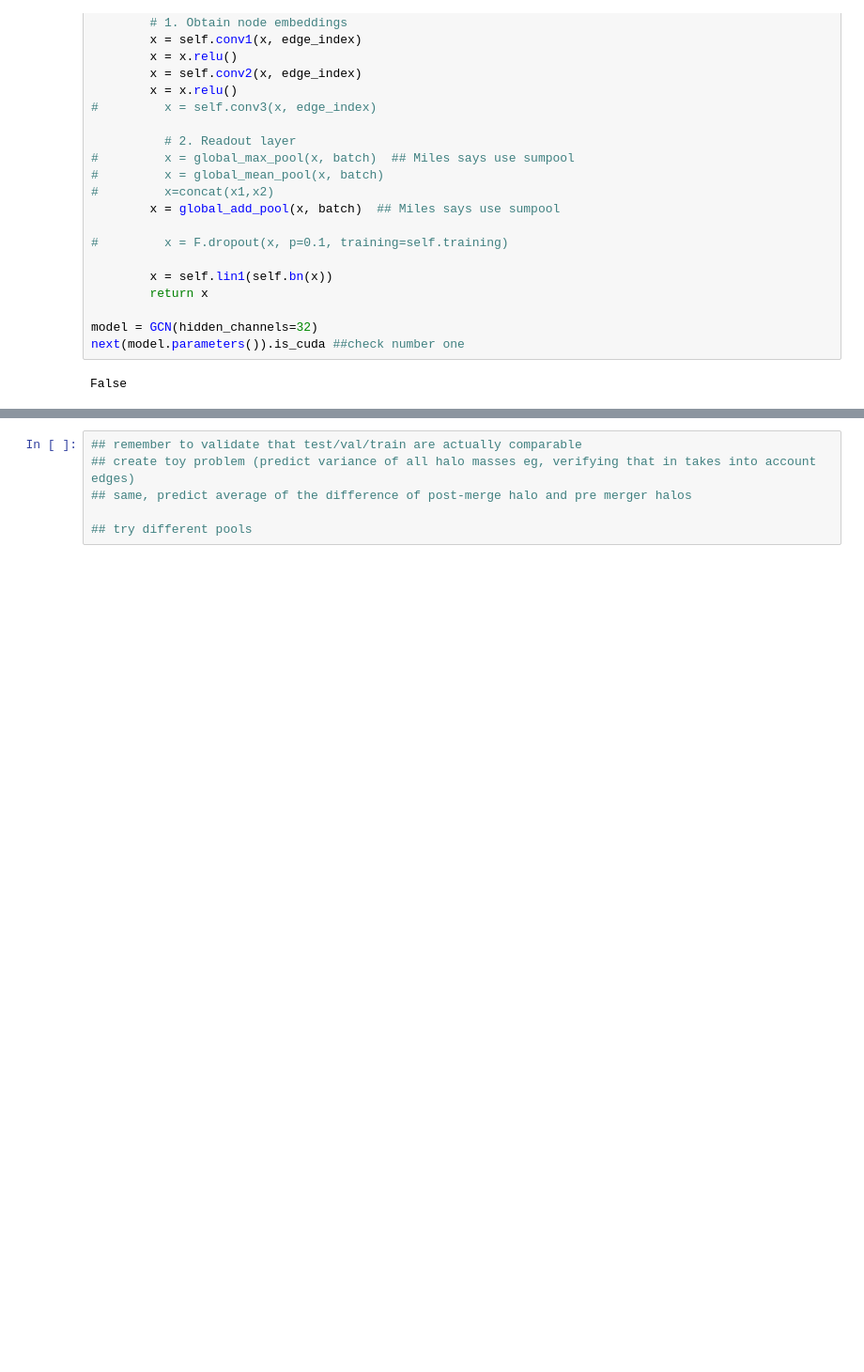
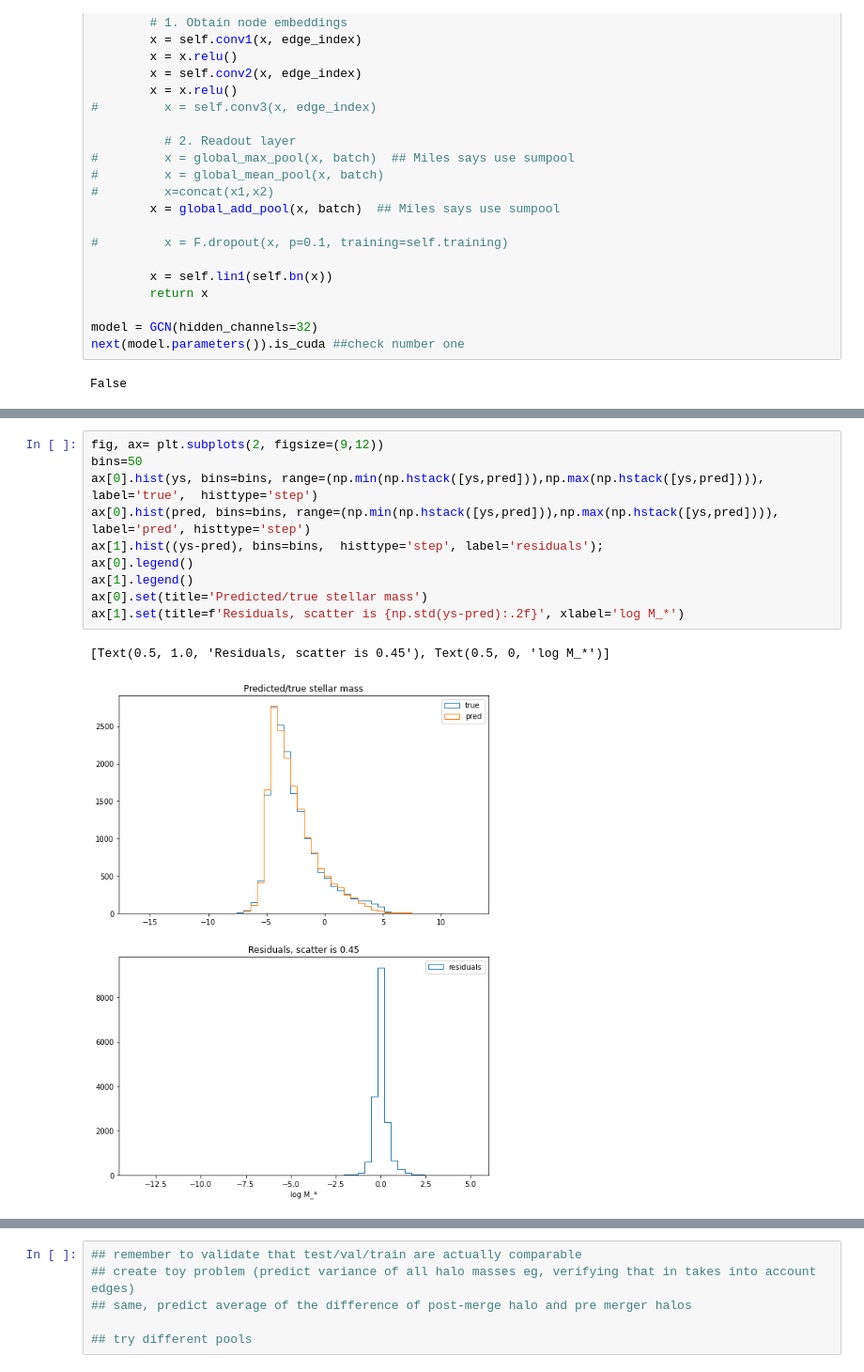
Before and after one commit to astrockragh/Mangrove, a Jupyter notebook: GCN0.ipynb, the cells around one changed output, grey strips where cells are left out. Shown at 94% size. Drawn from its saved outputs; the diff is of its cells as text; blank space fills up the shorter version.

Commit message:
added residual, run overnight

```diff
--- a/GCN0.ipynb
+++ b/GCN0.ipynb
@@ -145,3 +155,16 @@ plt.legend()
+# %%
+fig, ax= plt.subplots(2, figsize=(9,12))
+bins=50
+ax[0].hist(ys, bins=bins, range=(np.min(np.hstack([ys,pred])),np.max(np.hstack([ys,pred]))), label='true',  histtype='step')
+ax[0].hist(pred, bins=bins, range=(np.min(np.hstack([ys,pred])),np.max(np.hstack([ys,pred]))), label='pred', histtype='step')
+ax[1].hist((ys-pred), bins=bins,  histtype='step', label='residuals');
+ax[0].legend()
+ax[1].legend()
+ax[0].set(title='Predicted/true stellar mass')
+ax[1].set(title=f'Residuals, scatter is {np.std(ys-pred):.2f}', xlabel='log M_*')
+# %% [output]
+[Text(0.5, 1.0, 'Residuals, scatter is 0.45'), Text(0.5, 0, 'log M_*')]
+[figure, added]
 # %%
 fig, ax =plt.subplots(figsize=(12,9))
 ax.plot(ys,pred, 'ro')
```
Also changed, not shown: parts of 12 cells of this notebook, 4 other files.
